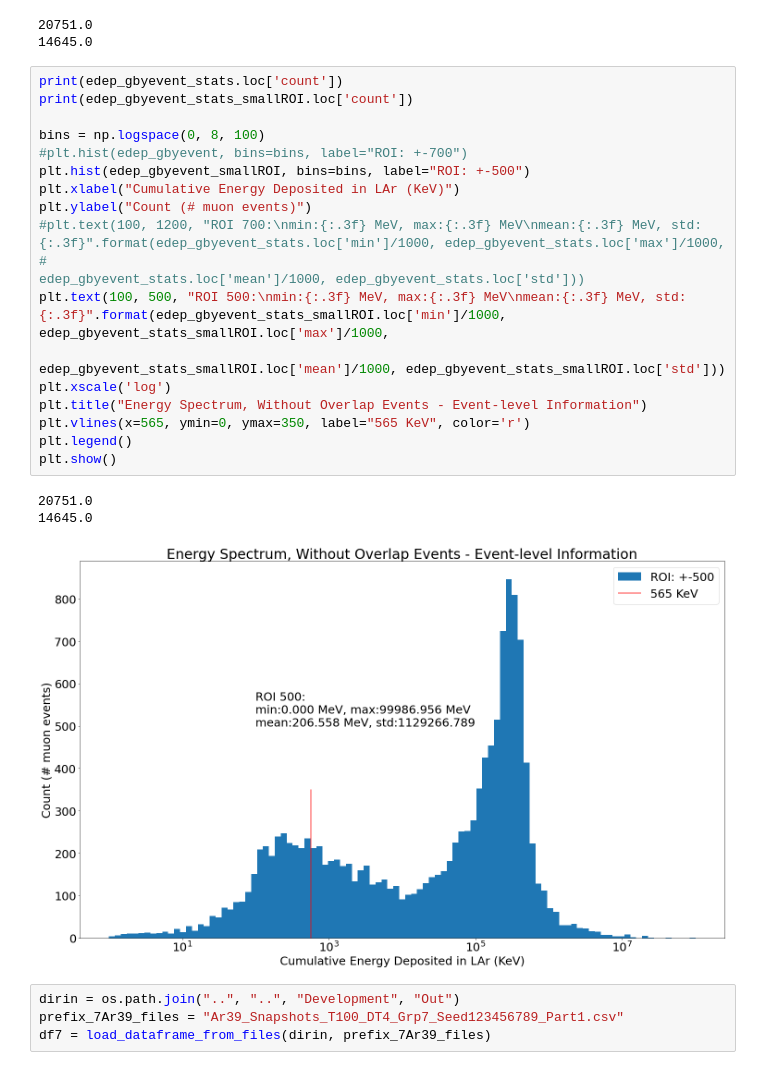
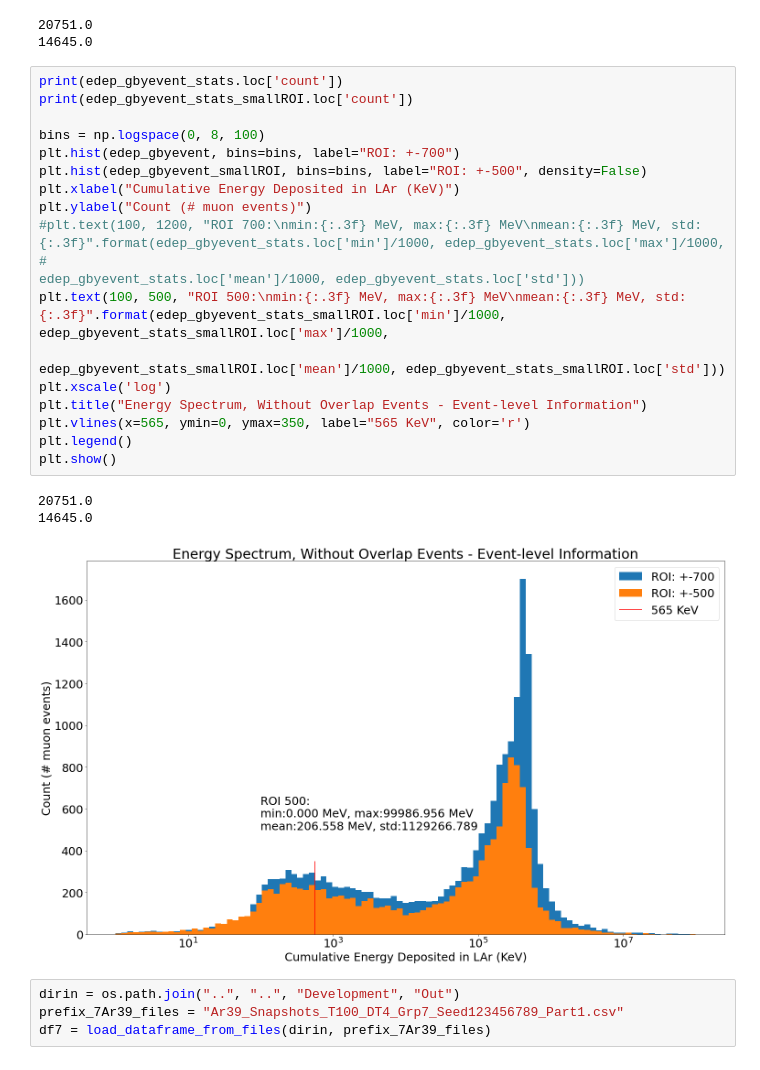
Before and after one commit to luigiberducci/ML4NP, a Jupyter notebook: Notebooks/AnalysisMuonsInROI/analsysis_muonenergy_with_newdata.ipynb, the cells around one changed output. Saved outputs shown, nothing was run; the diff lists cells and outputs as text.

```diff
--- a/Notebooks/AnalysisMuonsInROI/analsysis_muonenergy_with_newdata.ipynb
+++ b/Notebooks/AnalysisMuonsInROI/analsysis_muonenergy_with_newdata.ipynb
@@ -44,25 +44,25 @@ print(edep_gbyevent_stats_smallROI.loc['count'])
 # %%
 print(edep_gbyevent_stats.loc['count'])
 print(edep_gbyevent_stats_smallROI.loc['count'])
 
 bins = np.logspace(0, 8, 100)
-#plt.hist(edep_gbyevent, bins=bins, label="ROI: +-700")
-plt.hist(edep_gbyevent_smallROI, bins=bins, label="ROI: +-500")
+plt.hist(edep_gbyevent, bins=bins, label="ROI: +-700")
+plt.hist(edep_gbyevent_smallROI, bins=bins, label="ROI: +-500", density=False)
 plt.xlabel("Cumulative Energy Deposited in LAr (KeV)")
 plt.ylabel("Count (# muon events)")
 #plt.text(100, 1200, "ROI 700:\nmin:{:.3f} MeV, max:{:.3f} MeV\nmean:{:.3f} MeV, std:{:.3f}".format(edep_gbyevent_stats.loc['min']/1000, edep_gbyevent_stats.loc['max']/1000,
 #                                                                                                 edep_gbyevent_stats.loc['mean']/1000, edep_gbyevent_stats.loc['std']))
 plt.text(100, 500, "ROI 500:\nmin:{:.3f} MeV, max:{:.3f} MeV\nmean:{:.3f} MeV, std:{:.3f}".format(edep_gbyevent_stats_smallROI.loc['min']/1000, edep_gbyevent_stats_smallROI.loc['max']/1000,
                                                                                                  edep_gbyevent_stats_smallROI.loc['mean']/1000, edep_gbyevent_stats_smallROI.loc['std']))
 plt.xscale('log')
 plt.title("Energy Spectrum, Without Overlap Events - Event-level Information")
 plt.vlines(x=565, ymin=0, ymax=350, label="565 KeV", color='r')
 plt.legend()
 plt.show()
 # %% [output]
 20751.0
 14645.0
-[figure, old version]
+[figure, new version]
 # %%
 dirin = os.path.join("..", "..", "Development", "Out")
 prefix_7Ar39_files = "Ar39_Snapshots_T100_DT4_Grp7_Seed123456789_Part1.csv"
```
Also changed, not shown: parts of 3 cells of this notebook, 4 other files.
